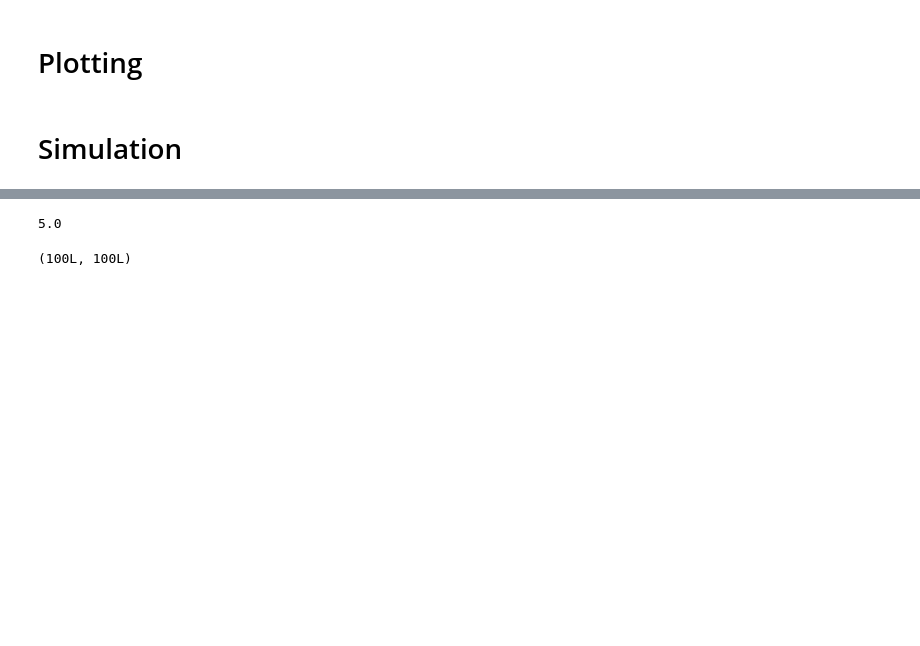
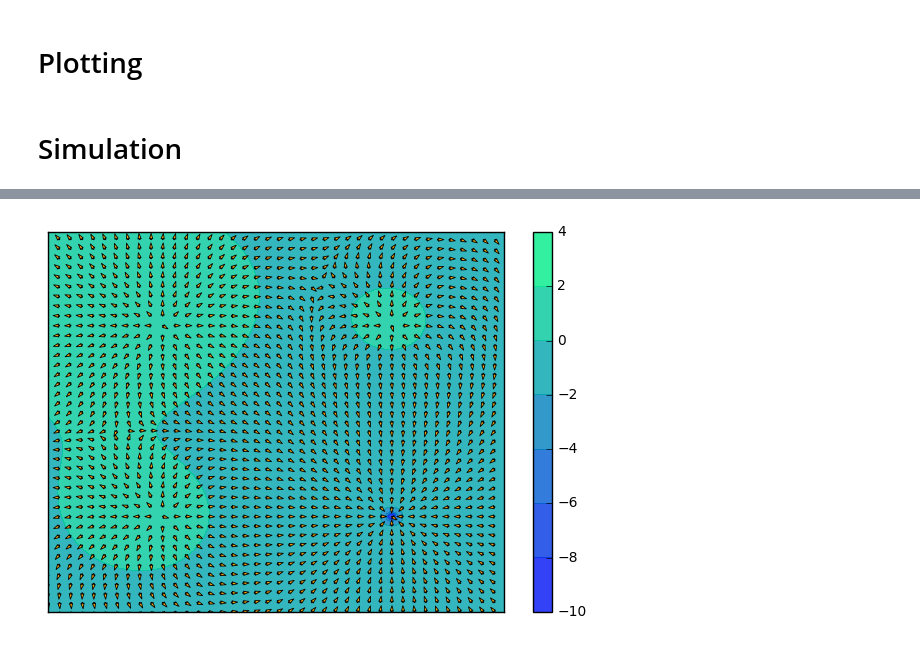
Before and after one commit to Sergei24/School, a Jupyter notebook: Electrostatic.ipynb, the cells around one changed output, grey strips where cells are left out. Drawn from its saved outputs; the diff is of its cells as text; code cells hidden in the pictures; blank space fills up the shorter version.

Commit message:
Rewrite plotting functiont
Now its nice)

```diff
--- a/Electrostatic.ipynb
+++ b/Electrostatic.ipynb
@@ -28,15 +37,29 @@ def phi_field (n, charges):
 # %% [markdown]
 # Plotting
 # %%
-def plot_E (x, y, Ex, Ey, k = 1):
+def plot_field (n, charges, k = 1):
 
+    plt.figure()
     plt.axes([0.025, 0.025, 0.95, 0.95])
 
-    plt.quiver(x[::k, ::k], y[::k, ::k], Ex[::k], Ey[::k], facecolor='None', linewidth=.5)
+    x,y = np.mgrid[0:n[0], 0:n[1]]
 
-    plt.xlim(-1, n[0])
+    # plot potential
+    phi = phi_field (n, charges)
+    pot = plt.contourf(x, y, phi, alpha=0.8,
+                  cmap=plt.cm.winter)
+    cb = plt.colorbar(pot)
+
+    # plot E
+    Ex, Ey = E_field(n, charges)
+    norm = np.sqrt(Ex**2 + Ey**2 + eps)
+    Exn = Ex/norm
+    Eyn = Ey/norm
+    plt.quiver(x[::k, ::k], y[::k, ::k], Exn[::k, ::k], Eyn[::k, ::k], color='Orange', linewidth=0.6)
+
+    #plt.xlim(-1, n[0])
     plt.xticks(())
-    plt.ylim(-1, n[1])
+    #plt.ylim(-1, n[1])
     plt.yticks(())
 
     plt.show()
@@ -79,8 +68,23 @@ Ey[73:78,47:53] = 0
-# %%
-charges[0,2]
-# %% [output]
-5.0
-# %%
-Ex.shape
-# %% [output]
-(100L, 100L)
+# %%
+n = (200, 200)
+# %%
+charges = np.ones((4,3))
+#charge 1
+charges[0,0]  = 2                   # charge
+charges[0,1:] = np.array([ n[0]/4,  n[0]/4]) # coordinates
+
+#charge 2
+charges[1,0]  = -10
+charges[1,1:] = np.array([ 3*n[0]/4,  n[0]/4])
+
+#charge 3
+charges[2,0]  = 2
+charges[2,1:] = np.array([ n[0]/4,  3*n[0]/4])
+
+#charge 4
+charges[3,0]  = 1
+charges[3,1:] = np.array([ 3*n[0]/4,  3*n[0]/4])
+# %%
+plot_field(n, charges, 5)
+# %% [output]
+[figure, added]
```
Also changed, not shown: parts of 10 cells of this notebook.
